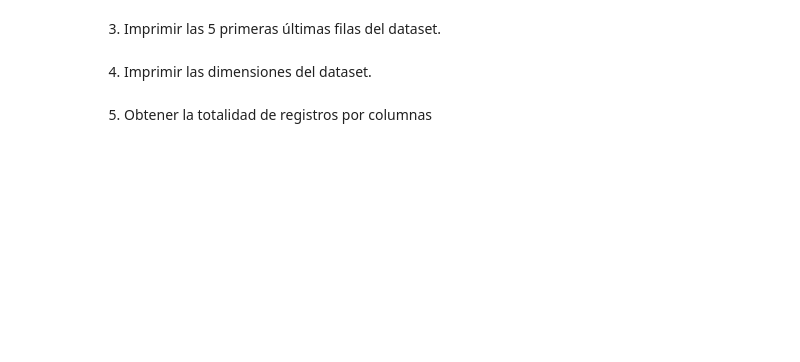
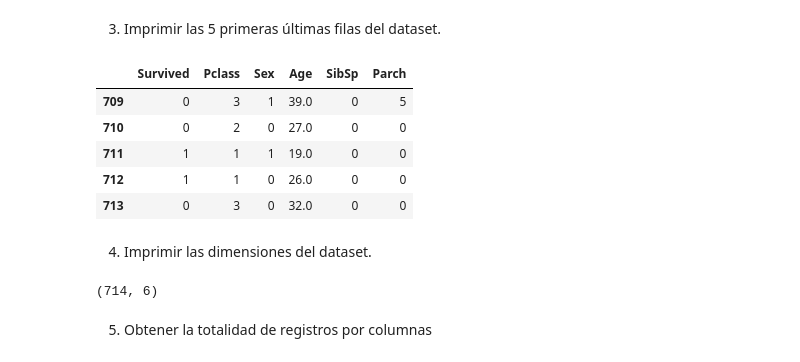
Before and after one commit to PaolaDaft/ML_Morelos_Notebooks2024, a Jupyter notebook: Clase5/Workshop/Workshop_ML_Clasificacion_(A_COMPLETAR).ipynb, the cells around one changed output. Saved outputs shown, nothing was run; the diff lists cells and outputs as text; code cells hidden in the pictures; blank space fills up the shorter version.

```diff
--- a/Clase5/Workshop/Workshop_ML_Clasificacion_(A_COMPLETAR).ipynb
+++ b/Clase5/Workshop/Workshop_ML_Clasificacion_(A_COMPLETAR).ipynb
@@ -29,2 +34,11 @@ data_tennis = pd.read_csv("/content/drive/MyDrive/Colab Notebooks/📊 Desarroll
+# %%
+data_tennis.tail(5)
+# %% [output]
+|  | Survived | Pclass | Sex | Age | SibSp | Parch |
+| 709 | 0 | 3 | 1 | 39.0 | 0 | 5 |
+| 710 | 0 | 2 | 0 | 27.0 | 0 | 0 |
+| 711 | 1 | 1 | 1 | 19.0 | 0 | 0 |
+| 712 | 1 | 1 | 0 | 26.0 | 0 | 0 |
+| 713 | 0 | 3 | 0 | 32.0 | 0 | 0 |
 # %% [markdown]
 4. Imprimir las dimensiones del dataset.
@@ -33,2 +45,6 @@ data_tennis = pd.read_csv("/content/drive/MyDrive/Colab Notebooks/📊 Desarroll
+# %%
+data_tennis.shape
+# %% [output]
+(714, 6)
 # %% [markdown]
 5. Obtener la totalidad de registros por columnas
```
Also changed, not shown: parts of 31 cells of this notebook.
